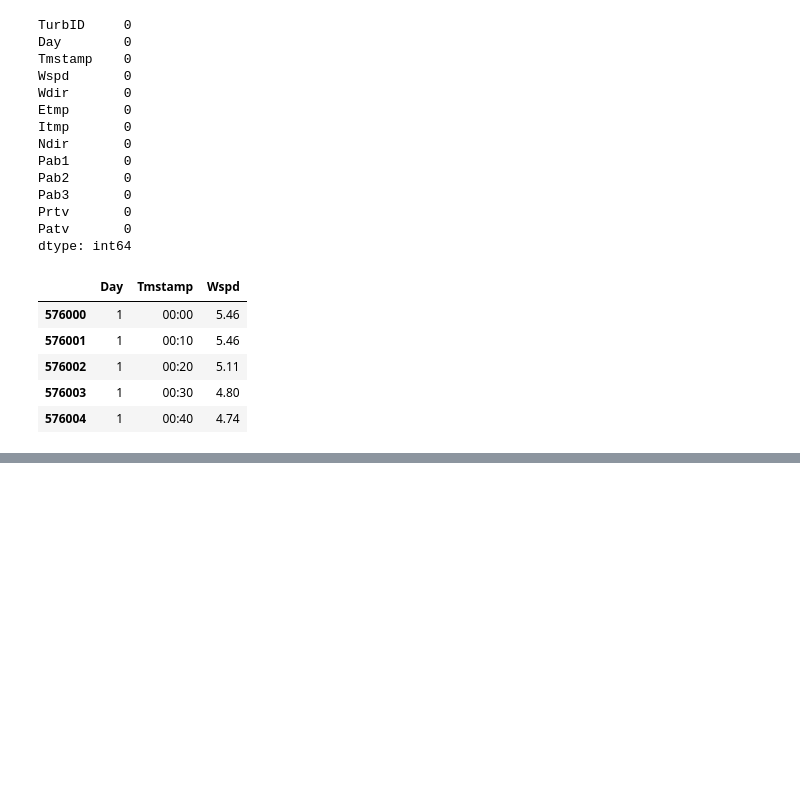
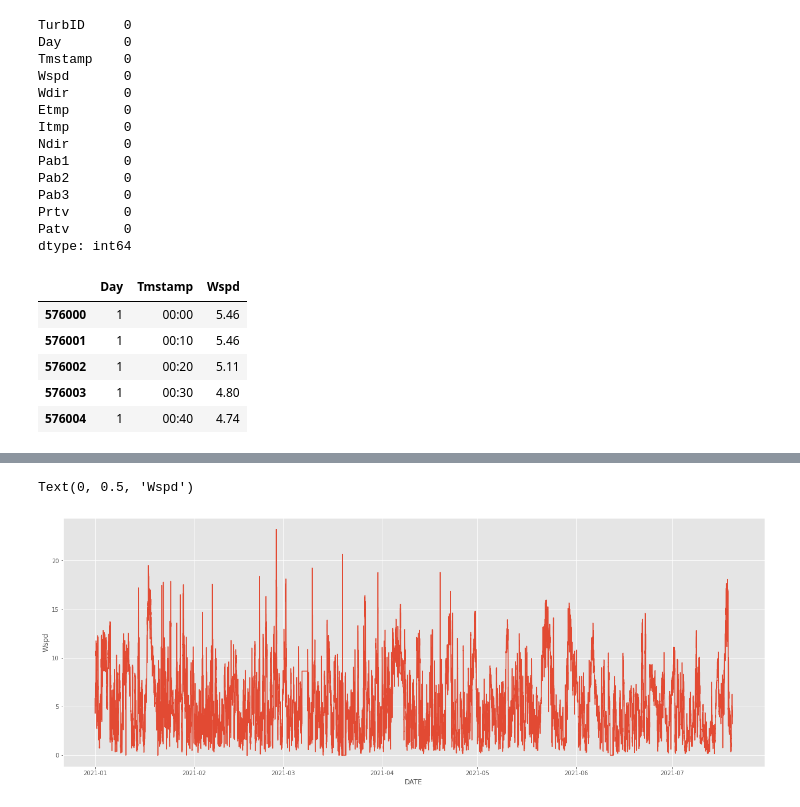
Before and after one commit to bub3690/dacon_study, a Jupyter notebook: inha_2022/Arima.ipynb, the cells around one changed output, grey strips where cells are left out. Drawn from its saved outputs; the diff is of its cells as text; code cells hidden in the pictures; blank space fills up the shorter version.

```diff
--- a/inha_2022/Arima.ipynb
+++ b/inha_2022/Arima.ipynb
@@ -141,0 +185,11 @@ train_data.head()
+# %%
+plt.figure(figsize=(22,8))
+plt.plot(train_data.index, train_data.Wspd)
+plt.xlabel("DATE")
+plt.ylabel("Wspd")
+
+#for i in np.arange(0,28800,288):
+#    plt.vlines(train_data.index[i], 0, 20, color='gray', linestyle='solid', linewidth=3)
+# %% [output]
+Text(0, 0.5, 'Wspd')
+[figure, added]
```
Also changed, not shown: parts of 40 cells of this notebook, 10 other files.
